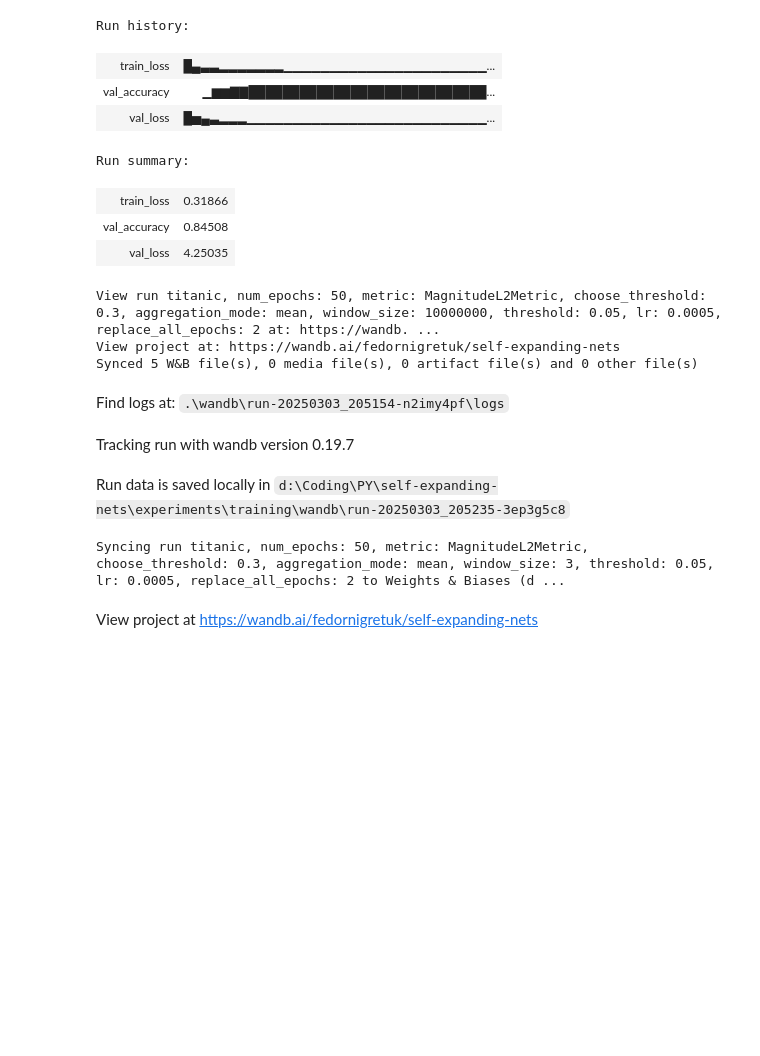
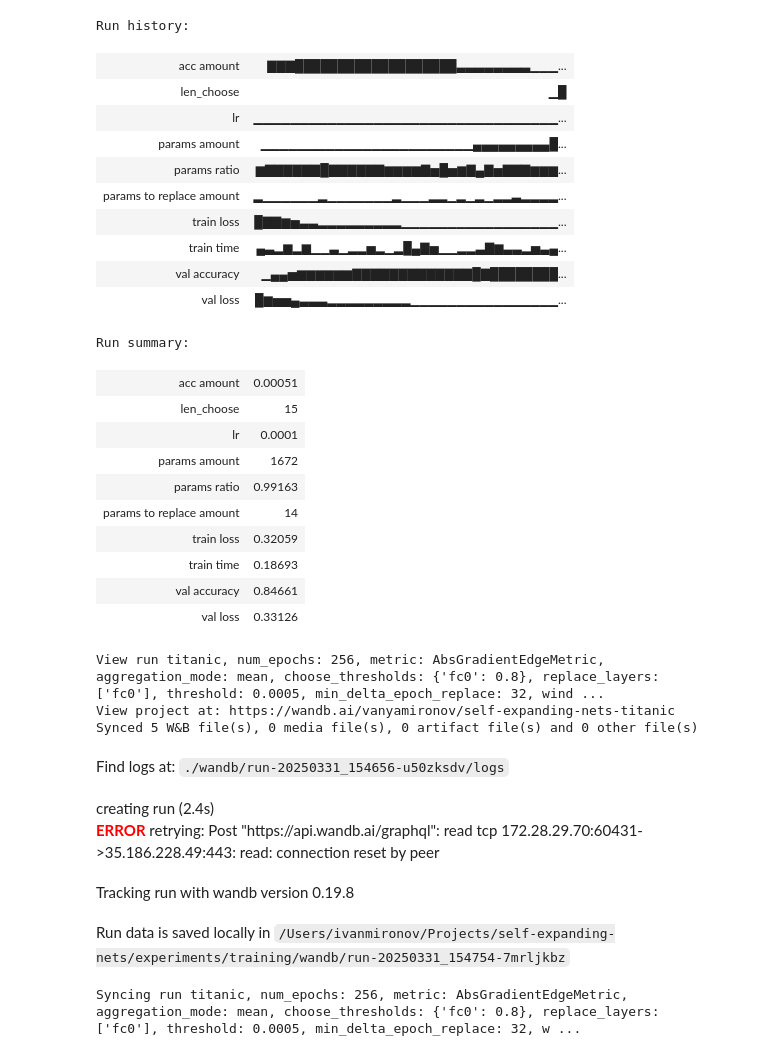
Before and after one commit to CTLab-ITMO/self-expanding-nets, a Jupyter notebook: experiments/training/titanic_binary_classification.ipynb, the cells around one changed output. Saved outputs shown, nothing was run; the diff lists cells and outputs as text; code cells hidden in the pictures; blank space fills up the shorter version.

```diff
--- a/experiments/training/titanic_binary_classification.ipynb
+++ b/experiments/training/titanic_binary_classification.ipynb
@@ -196,26 +78,22 @@ wandb: Currently logged in as: fedornigretuk to https://api.wandb.ai. Use `wandb
 True
 # %%
-
-
-hyperparams = {"num_epochs": 50,
-               "metric":metrics[2],
-               "choose_threshold":0.3,
-               "aggregation_mode": "mean",
-               "window_size": 3,
-               "threshold": 0.05,
-               "lr": 5e-4,
-               "replace_all_epochs": 2
-               }
+hyperparams = {
+    "num_epochs": 256,
+    "metric": AbsGradientEdgeMetric(nn.CrossEntropyLoss()),
+    "aggregation_mode": "mean",
+    "choose_thresholds": {"fc0": 0.8},
+    "replace_layers": ["fc0"],
+    "threshold": 0.0005,
+    "min_delta_epoch_replace": 32,
+    "window_size": 5,
+    "lr": 3e-4,
+    "delete_after": 2,
+}
 
 name = ", ".join(
     f"{key}: {value.__class__.__name__ if key == 'metric' else value}"
     for key, value in hyperparams.items()
 )
+
 name
-
-name = ", ".join(
-    f"{key}: {value.__class__.__name__ if key == 'metric' else value}"
-    for key, value in hyperparams.items()
-)
-name
 # %% [output]
@@ -223,30 +101,42 @@ name
 # %%
-dense_model = EnhancedFCN(input_size=X.shape[1])
-sparse_model = convert_dense_to_sparse_network(dense_model)
+dense_model = EnhancedFCN()
+sparse_model = convert_dense_to_sparse_network(dense_model, layers=[dense_model.fc0])
 wandb.finish()
 wandb.init(
-    project="self-expanding-nets",
+    project="self-expanding-nets-titanic",
     name=f"titanic, {name}",
     tags=["complex model", "titanic", "multiclass", hyperparams["metric"].__class__.__name__],
 )
-
-train_sparse_recursive(sparse_model, train_loader, val_loader,
-                       edge_replacement_func=edge_replacement_func_new_layer, **hyperparams)
 # %% [output]
 [interactive output not drawn]
 Run history:
-| train_loss | █▄▃▃▂▂▂▂▂▂▂▁▁▁▁▁▁▁▁▁▁▁▁▁▁▁▁▁▁▁▁▁▁... |
-| val_accuracy | ▁▆▆▇▇████████████████████████████... |
-| val_loss | █▅▄▃▂▂▂▁▁▁▁▁▁▁▁▁▁▁▁▁▁▁▁▁▁▁▁▁▁▁▁▁▁... |
+| acc amount | ▇▇▇███████████████████▃▃▃▃▃▃▃▃▁▁▁... |
+| len_choose | ▁█ |
+| lr | ▁▁▁▁▁▁▁▁▁▁▁▁▁▁▁▁▁▁▁▁▁▁▁▁▁▁▁▁▁▁▁▁▁... |
+| params amount | ▁▁▁▁▁▁▁▁▁▁▁▁▁▁▁▁▁▁▁▁▁▁▁▄▄▄▄▄▄▄▄▄█... |
+| params ratio | ▆▇▇▇▇▇▇█▇▇▇▇▇▇▆▆▆▆▇▅█▅▆▇▄▇▅▇▇▇▆▆▆... |
+| params to replace amount | ▂▁▁▁▁▁▁▂▁▁▁▁▁▁▁▂▁▁▁▂▂▁▂▁▂▁▂▂▃▂▂▂▂... |
+| train loss | █▇▇▆▅▃▃▂▂▂▂▂▂▂▂▂▁▁▁▁▁▁▁▁▁▁▁▁▁▁▁▁▁... |
+| train time | ▄▃▂▆▂▆▁▁▃▁▂▂▅▂▁▂█▄▇▅▁▁▂▂▃▇▆▃▃▂▅▃▄... |
+| val accuracy | ▁▄▄▅▆▆▆▆▆▆▇▇▇▇▇▇▇▇▇▇▇▇▇█▇████████... |
+| val loss | █▆▅▅▄▃▃▃▂▂▂▂▂▂▂▂▂▁▁▁▁▁▁▁▁▁▁▁▁▁▁▁▁... |
 Run summary:
-| train_loss | 0.31866 |
-| val_accuracy | 0.84508 |
-| val_loss | 4.25035 |
+| acc amount | 0.00051 |
+| len_choose | 15 |
+| lr | 0.0001 |
+| params amount | 1672 |
+| params ratio | 0.99163 |
+| params to replace amount | 14 |
+| train loss | 0.32059 |
+| train time | 0.18693 |
+| val accuracy | 0.84661 |
+| val loss | 0.33126 |
-View run titanic, num_epochs: 50, metric: MagnitudeL2Metric, choose_threshold: 0.3, aggregation_mode: mean, window_size: 10000000, threshold: 0.05, lr: 0.0005, replace_all_epochs: 2 at: https://wandb. ...
-View project at: https://wandb.ai/fedornigretuk/self-expanding-nets
+View run titanic, num_epochs: 256, metric: AbsGradientEdgeMetric, aggregation_mode: mean, choose_thresholds: {'fc0': 0.8}, replace_layers: ['fc0'], threshold: 0.0005, min_delta_epoch_replace: 32, wind ...
+View project at: https://wandb.ai/vanyamironov/self-expanding-nets-titanic
 Synced 5 W&B file(s), 0 media file(s), 0 artifact file(s) and 0 other file(s)
-Find logs at: .\wandb\run-20250303_205154-n2imy4pf\logs
+Find logs at: ./wandb/run-20250331_154656-u50zksdv/logs
-Tracking run with wandb version 0.19.7
+creating run (2.4s)
+ERROR retrying: Post "https://api.wandb.ai/graphql": read tcp 172.28.29.70:60431->35.186.228.49:443: read: connection reset by peer
-Run data is saved locally in d:\Coding\PY\self-expanding-nets\experiments\training\wandb\run-20250303_205235-3ep3g5c8
+Tracking run with wandb version 0.19.8
+Run data is saved locally in /Users/ivanmironov/Projects/self-expanding-nets/experiments/training/wandb/run-20250331_154754-7mrljkbz
-Syncing run titanic, num_epochs: 50, metric: MagnitudeL2Metric, choose_threshold: 0.3, aggregation_mode: mean, window_size: 3, threshold: 0.05, lr: 0.0005, replace_all_epochs: 2 to Weights & Biases (d ...
+Syncing run titanic, num_epochs: 256, metric: AbsGradientEdgeMetric, aggregation_mode: mean, choose_thresholds: {'fc0': 0.8}, replace_layers: ['fc0'], threshold: 0.0005, min_delta_epoch_replace: 32, w ...
-View project at https://wandb.ai/fedornigretuk/self-expanding-nets
```
Also changed, not shown: parts of 10 cells of this notebook, 2 other files.
